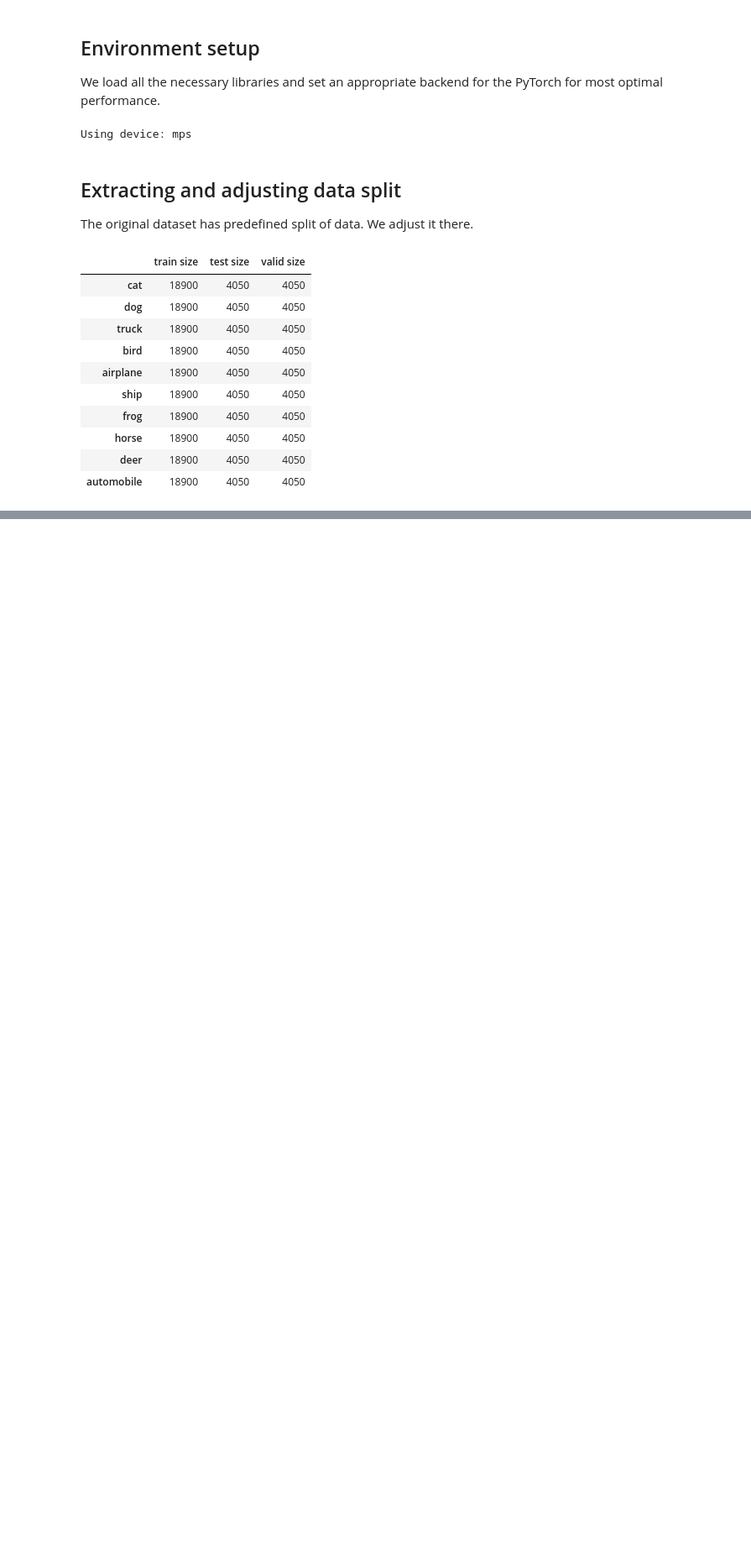
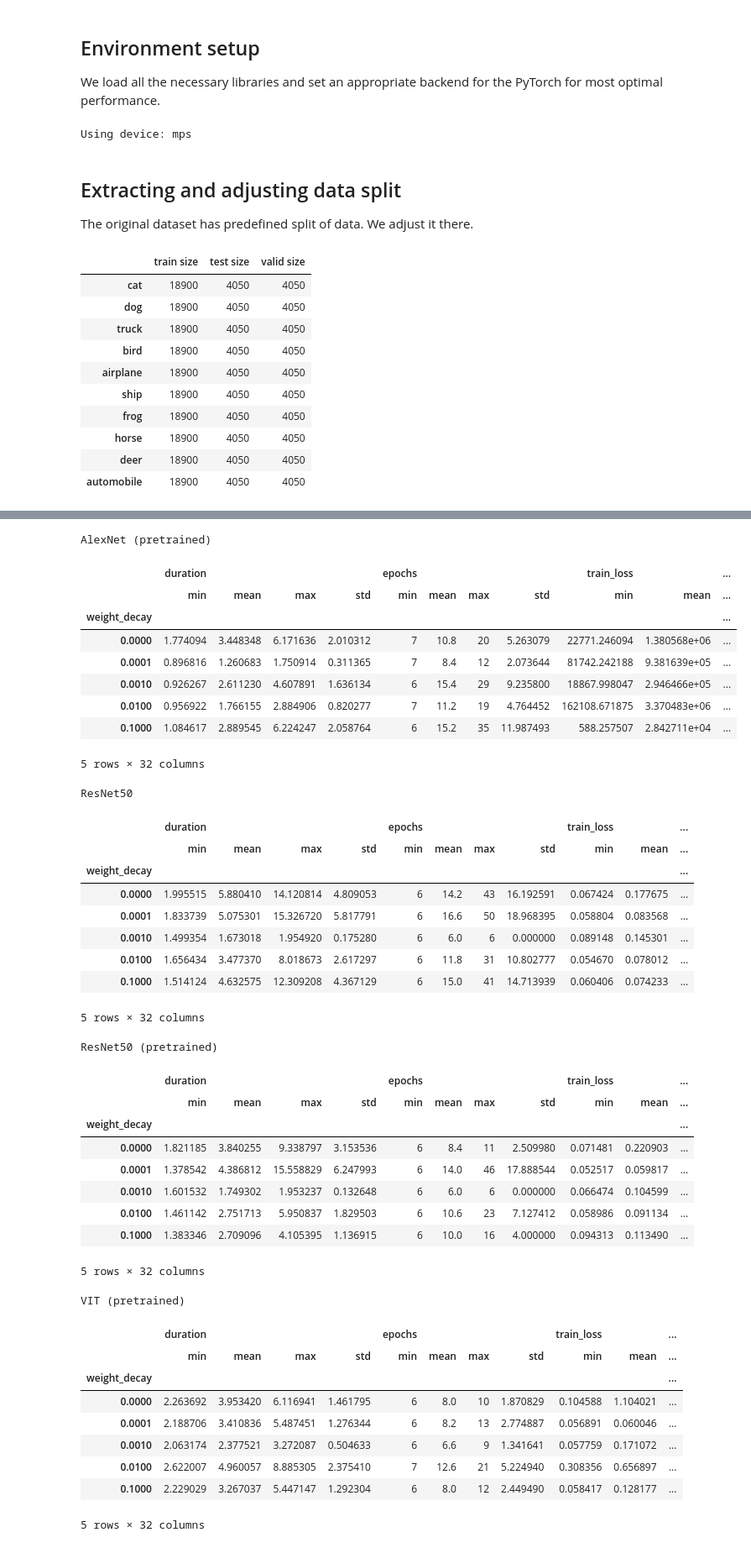
Before and after one commit to FilipKolodziejczyk/deep-learning, a Jupyter notebook: project1/project1.ipynb, the cells around one changed output, grey strips where cells are left out. Shown: that part at 84% size. Cells and saved outputs as stored; diff of their text form; code cells hidden in the pictures; blank space fills up the shorter version.

```diff
--- a/project1/project1.ipynb
+++ b/project1/project1.ipynb
@@ -215,0 +700,59 @@ Accuracy: 0.8158
+# %%
+weight_decays = [0, 0.0001, 0.001, 0.01, 0.1]
+results = []
+
+for weight_decay in weight_decays:
+    train_loader, test_loader, valid_loader = get_data(
+        transforms_basic_aug, advanced_transforms
+    )
+    result = simulate(
+        train_loader, test_loader, valid_loader, weight_decay=weight_decay
+    )
+    result["weight_decay"] = weight_decay
+    results.append(result)
+
+results = pd.concat(results)
+for model_name, model_results in results.groupby(results.index):
+    print(model_name)
+    display(model_results.groupby("weight_decay").agg(["min", "mean", "max", "std"]))
+# %% [output]
+AlexNet (pretrained)
+|  | duration |  |  |  | epochs |  |  |  | train_loss |  | ... |
+|  | min | mean | max | std | min | mean | max | std | min | mean | ... |
+| weight_decay |  |  |  |  |  |  |  |  |  |  | ... |
+| 0.0000 | 1.774094 | 3.448348 | 6.171636 | 2.010312 | 7 | 10.8 | 20 | 5.263079 | 22771.246094 | 1.380568e+06 | ... |
+| 0.0001 | 0.896816 | 1.260683 | 1.750914 | 0.311365 | 7 | 8.4 | 12 | 2.073644 | 81742.242188 | 9.381639e+05 | ... |
+| 0.0010 | 0.926267 | 2.611230 | 4.607891 | 1.636134 | 6 | 15.4 | 29 | 9.235800 | 18867.998047 | 2.946466e+05 | ... |
+| 0.0100 | 0.956922 | 1.766155 | 2.884906 | 0.820277 | 7 | 11.2 | 19 | 4.764452 | 162108.671875 | 3.370483e+06 | ... |
+| 0.1000 | 1.084617 | 2.889545 | 6.224247 | 2.058764 | 6 | 15.2 | 35 | 11.987493 | 588.257507 | 2.842711e+04 | ... |
+5 rows × 32 columns
+ResNet50
+|  | duration |  |  |  | epochs |  |  |  | train_loss |  | ... |
+|  | min | mean | max | std | min | mean | max | std | min | mean | ... |
+| weight_decay |  |  |  |  |  |  |  |  |  |  | ... |
+| 0.0000 | 1.995515 | 5.880410 | 14.120814 | 4.809053 | 6 | 14.2 | 43 | 16.192591 | 0.067424 | 0.177675 | ... |
+| 0.0001 | 1.833739 | 5.075301 | 15.326720 | 5.817791 | 6 | 16.6 | 50 | 18.968395 | 0.058804 | 0.083568 | ... |
+| 0.0010 | 1.499354 | 1.673018 | 1.954920 | 0.175280 | 6 | 6.0 | 6 | 0.000000 | 0.089148 | 0.145301 | ... |
+| 0.0100 | 1.656434 | 3.477370 | 8.018673 | 2.617297 | 6 | 11.8 | 31 | 10.802777 | 0.054670 | 0.078012 | ... |
+| 0.1000 | 1.514124 | 4.632575 | 12.309208 | 4.367129 | 6 | 15.0 | 41 | 14.713939 | 0.060406 | 0.074233 | ... |
+5 rows × 32 columns
+ResNet50 (pretrained)
+|  | duration |  |  |  | epochs |  |  |  | train_loss |  | ... |
+|  | min | mean | max | std | min | mean | max | std | min | mean | ... |
+| weight_decay |  |  |  |  |  |  |  |  |  |  | ... |
+| 0.0000 | 1.821185 | 3.840255 | 9.338797 | 3.153536 | 6 | 8.4 | 11 | 2.509980 | 0.071481 | 0.220903 | ... |
+| 0.0001 | 1.378542 | 4.386812 | 15.558829 | 6.247993 | 6 | 14.0 | 46 | 17.888544 | 0.052517 | 0.059817 | ... |
+| 0.0010 | 1.601532 | 1.749302 | 1.953237 | 0.132648 | 6 | 6.0 | 6 | 0.000000 | 0.066474 | 0.104599 | ... |
+| 0.0100 | 1.461142 | 2.751713 | 5.950837 | 1.829503 | 6 | 10.6 | 23 | 7.127412 | 0.058986 | 0.091134 | ... |
+| 0.1000 | 1.383346 | 2.709096 | 4.105395 | 1.136915 | 6 | 10.0 | 16 | 4.000000 | 0.094313 | 0.113490 | ... |
+5 rows × 32 columns
+VIT (pretrained)
+|  | duration |  |  |  | epochs |  |  |  | train_loss |  | ... |
+|  | min | mean | max | std | min | mean | max | std | min | mean | ... |
+| weight_decay |  |  |  |  |  |  |  |  |  |  | ... |
+| 0.0000 | 2.263692 | 3.953420 | 6.116941 | 1.461795 | 6 | 8.0 | 10 | 1.870829 | 0.104588 | 1.104021 | ... |
+| 0.0001 | 2.188706 | 3.410836 | 5.487451 | 1.276344 | 6 | 8.2 | 13 | 2.774887 | 0.056891 | 0.060046 | ... |
+| 0.0010 | 2.063174 | 2.377521 | 3.272087 | 0.504633 | 6 | 6.6 | 9 | 1.341641 | 0.057759 | 0.171072 | ... |
+| 0.0100 | 2.622007 | 4.960057 | 8.885305 | 2.375410 | 7 | 12.6 | 21 | 5.224940 | 0.308356 | 0.656897 | ... |
+| 0.1000 | 2.229029 | 3.267037 | 5.447147 | 1.292304 | 6 | 8.0 | 12 | 2.449490 | 0.058417 | 0.128177 | ... |
+5 rows × 32 columns
```
Also changed, not shown: parts of 30 cells of this notebook, 1 other file.
